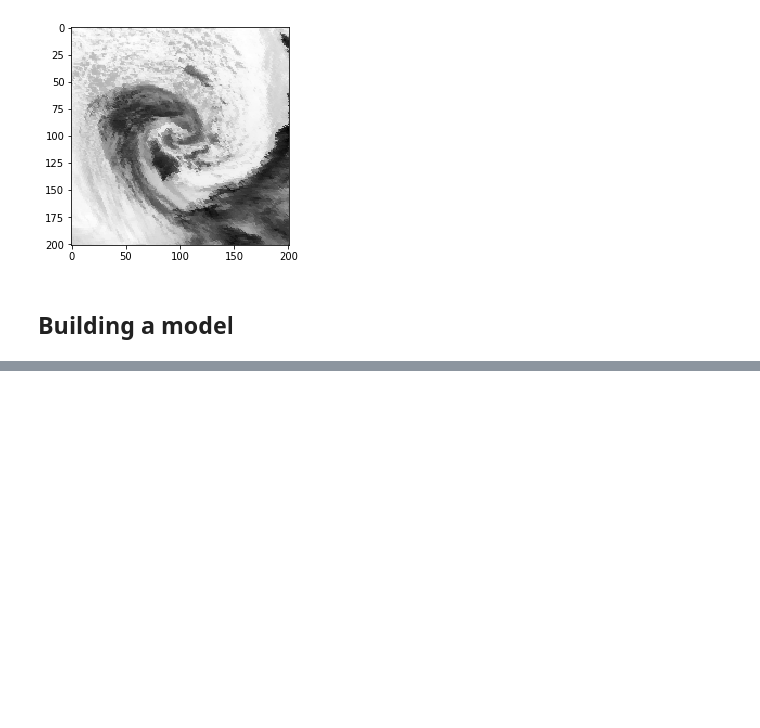
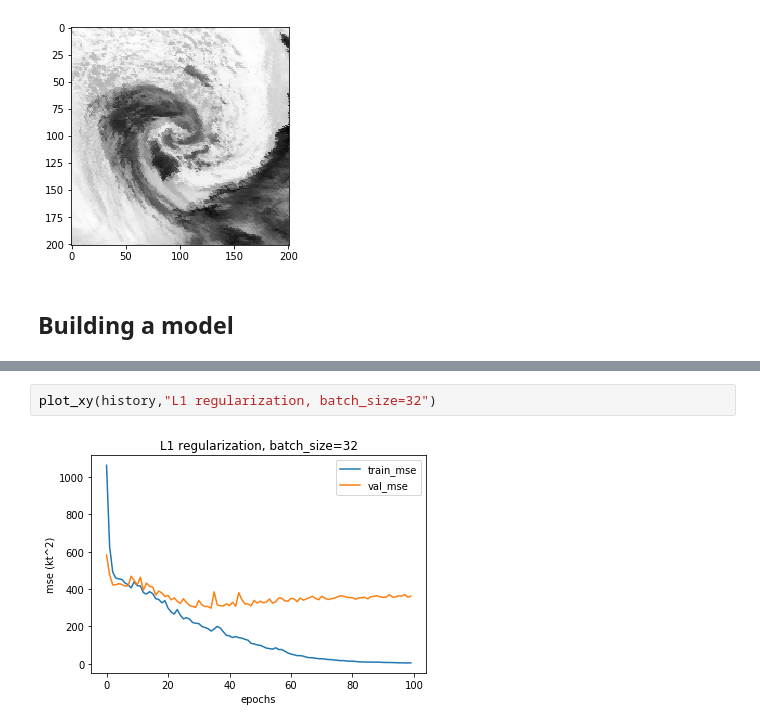
Before and after one commit to Ikaroshu/DeHurricane, a Jupyter notebook: data_explore.ipynb, the cells around one changed output, grey strips where cells are left out. Drawn from its saved outputs; the diff is of its cells as text; blank space fills up the shorter version.

```diff
--- a/data_explore.ipynb
+++ b/data_explore.ipynb
@@ -289,0 +306,4 @@ Train on 4580 samples
+# %%
+plot_xy(history,"L1 regularization, batch_size=32")
+# %% [output]
+[figure, added]
```
Also changed, not shown: parts of 48 cells of this notebook, 1 other file.
